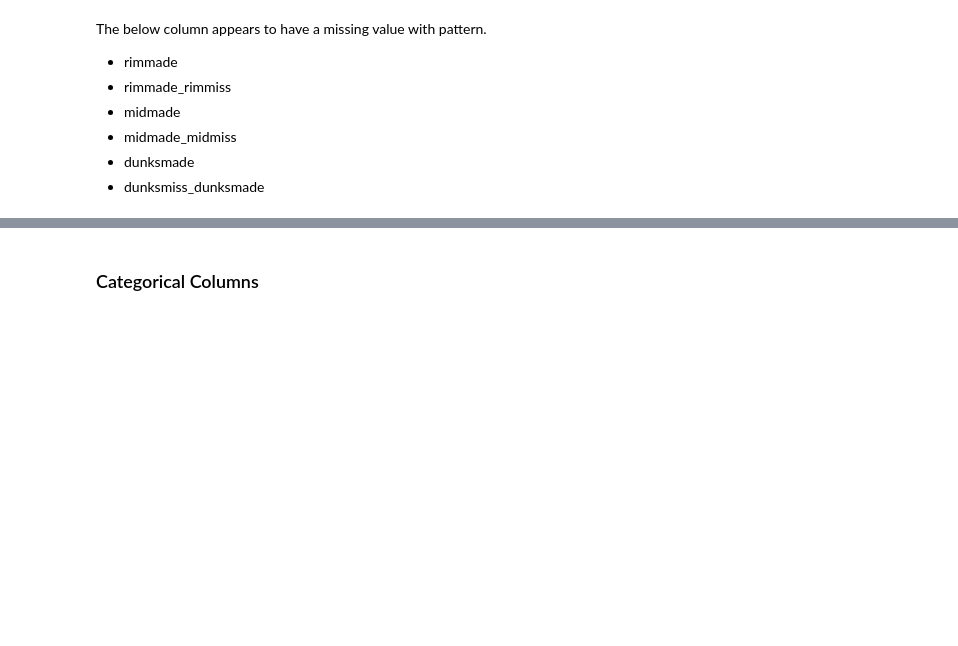
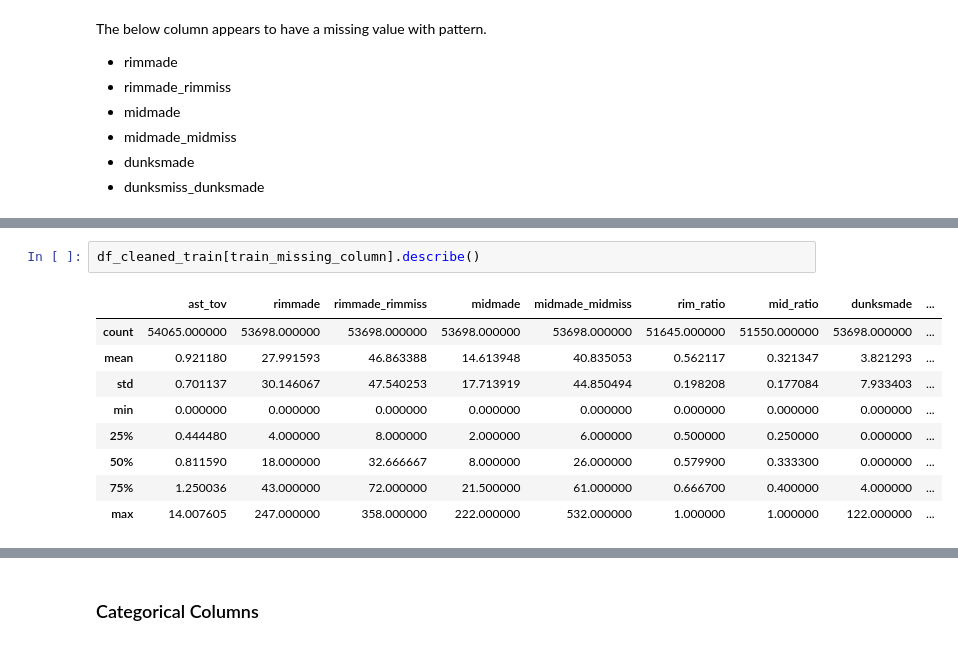
Before and after one commit to chuannarongvat/adv_mla_at1_14229898, a Jupyter notebook: notebooks/chingpayakmon_narongvat-14229898-week1_1.preprocessed.ipynb, the cells around one changed output, grey strips where cells are left out. Saved outputs shown, nothing was run; the diff lists cells and outputs as text; blank space fills up the shorter version.

```diff
--- a/notebooks/chingpayakmon_narongvat-14229898-week1_1.preprocessed.ipynb
+++ b/notebooks/chingpayakmon_narongvat-14229898-week1_1.preprocessed.ipynb
@@ -255,0 +318,12 @@ The below column appears to have a missing value with pattern.
+# %%
+df_cleaned_train[train_missing_column].describe()
+# %% [output]
+|  | ast_tov | rimmade | rimmade_rimmiss | midmade | midmade_midmiss | rim_ratio | mid_ratio | dunksmade | ... |
+| count | 54065.000000 | 53698.000000 | 53698.000000 | 53698.000000 | 53698.000000 | 51645.000000 | 51550.000000 | 53698.000000 | ... |
+| mean | 0.921180 | 27.991593 | 46.863388 | 14.613948 | 40.835053 | 0.562117 | 0.321347 | 3.821293 | ... |
+| std | 0.701137 | 30.146067 | 47.540253 | 17.713919 | 44.850494 | 0.198208 | 0.177084 | 7.933403 | ... |
+| min | 0.000000 | 0.000000 | 0.000000 | 0.000000 | 0.000000 | 0.000000 | 0.000000 | 0.000000 | ... |
+| 25% | 0.444480 | 4.000000 | 8.000000 | 2.000000 | 6.000000 | 0.500000 | 0.250000 | 0.000000 | ... |
+| 50% | 0.811590 | 18.000000 | 32.666667 | 8.000000 | 26.000000 | 0.579900 | 0.333300 | 0.000000 | ... |
+| 75% | 1.250036 | 43.000000 | 72.000000 | 21.500000 | 61.000000 | 0.666700 | 0.400000 | 4.000000 | ... |
+| max | 14.007605 | 247.000000 | 358.000000 | 222.000000 | 532.000000 | 1.000000 | 1.000000 | 122.000000 | ... |
```
Also changed, not shown: parts of 204 cells of this notebook, 15 other files.
